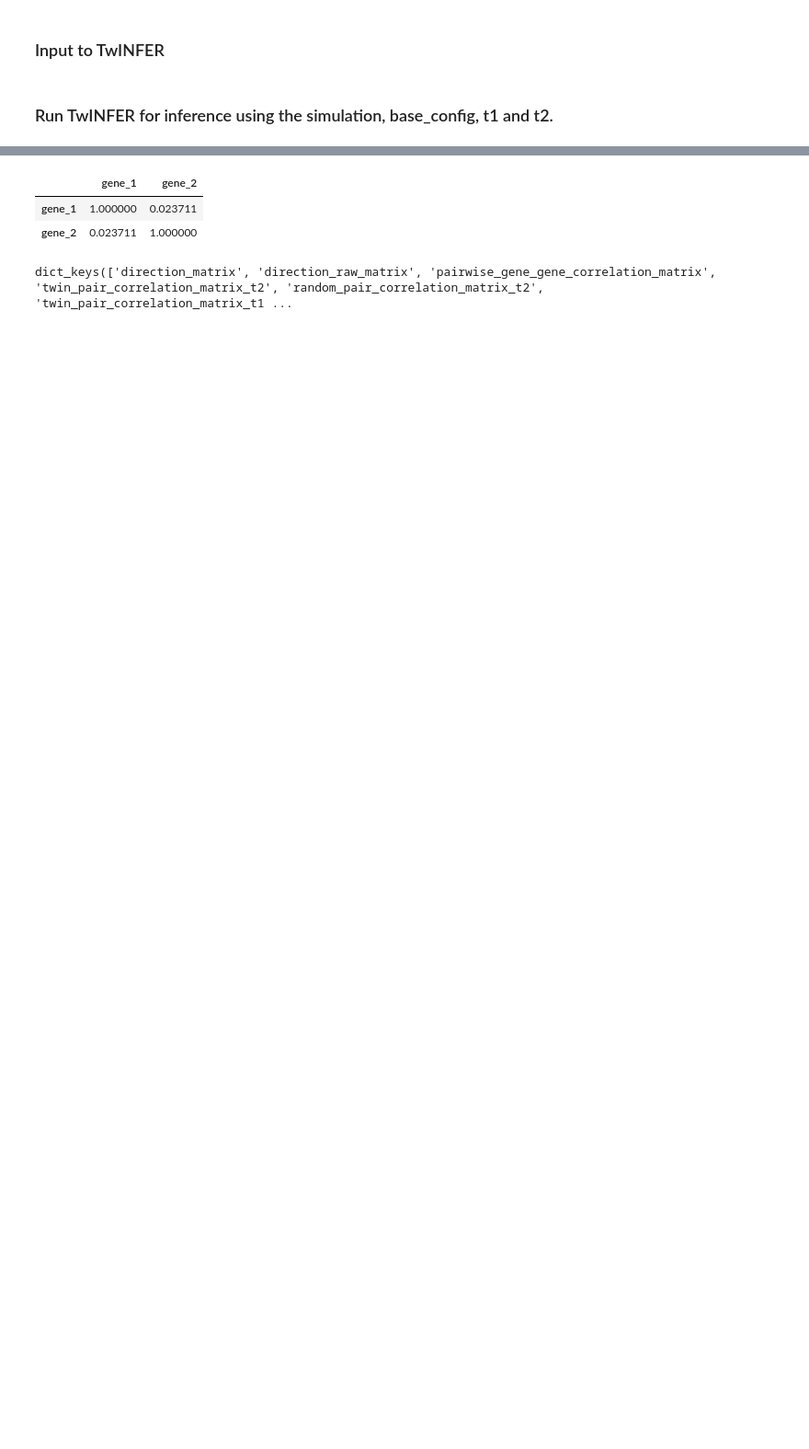
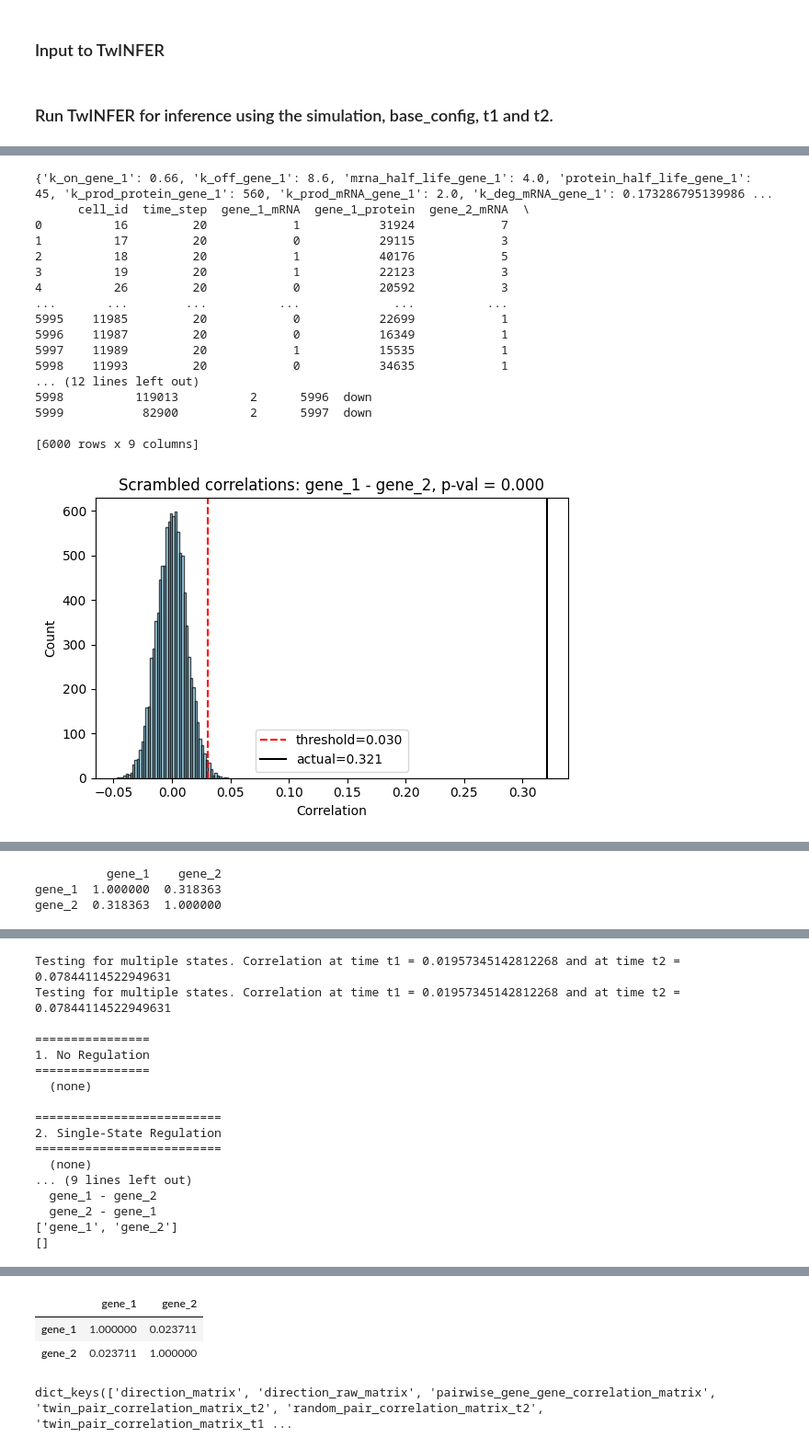
Before and after one commit to Keerthana910234/TwINFER, a Jupyter notebook: TwINFER_simulation_and_analysis.ipynb, the cells around one changed output, grey strips where cells are left out. Shown: that part at 92% size. Cells and saved outputs as stored; diff of their text form; code cells hidden in the pictures; blank space fills up the shorter version.

```diff
--- a/TwINFER_simulation_and_analysis.ipynb
+++ b/TwINFER_simulation_and_analysis.ipynb
@@ -516,0 +540,21 @@ os.cpu_count()
+# %%
+correlation_matrices = infer_with_twinfer(**twinfer_kwargs)
+# %% [output]
+{'k_on_gene_1': 0.66, 'k_off_gene_1': 8.6, 'mrna_half_life_gene_1': 4.0, 'protein_half_life_gene_1': 45, 'k_prod_protein_gene_1': 560, 'k_prod_mRNA_gene_1': 2.0, 'k_deg_mRNA_gene_1': 0.173286795139986 ...
+      cell_id  time_step  gene_1_mRNA  gene_1_protein  gene_2_mRNA  \
+0          16         20            1           31924            7
+1          17         20            0           29115            3
+2          18         20            1           40176            5
+3          19         20            1           22123            3
+4          26         20            0           20592            3
+...       ...        ...          ...             ...          ...
+5995    11985         20            0           22699            1
+5996    11987         20            0           16349            1
+5997    11989         20            1           15535            1
+5998    11993         20            0           34635            1
+... (12 lines left out)
+5998          119013          2      5996  down
+5999           82900          2      5997  down
+
+[6000 rows x 9 columns]
+[figure, added]
@@ -516,0 +562,3 @@ os.cpu_count()
+          gene_1    gene_2
+gene_1  1.000000  0.318363
+gene_2  0.318363  1.000000
@@ -516,0 +569,17 @@ os.cpu_count()
+Testing for multiple states. Correlation at time t1 = 0.01957345142812268 and at time t2 = 0.07844114522949631
+Testing for multiple states. Correlation at time t1 = 0.01957345142812268 and at time t2 = 0.07844114522949631
+
+================
+1. No Regulation
+================
+  (none)
+
+==========================
+2. Single-State Regulation
+==========================
+  (none)
+... (9 lines left out)
+  gene_1 - gene_2
+  gene_2 - gene_1
+['gene_1', 'gene_2']
+[]
```
Also changed, not shown: parts of 7 cells of this notebook, 5 other files.
